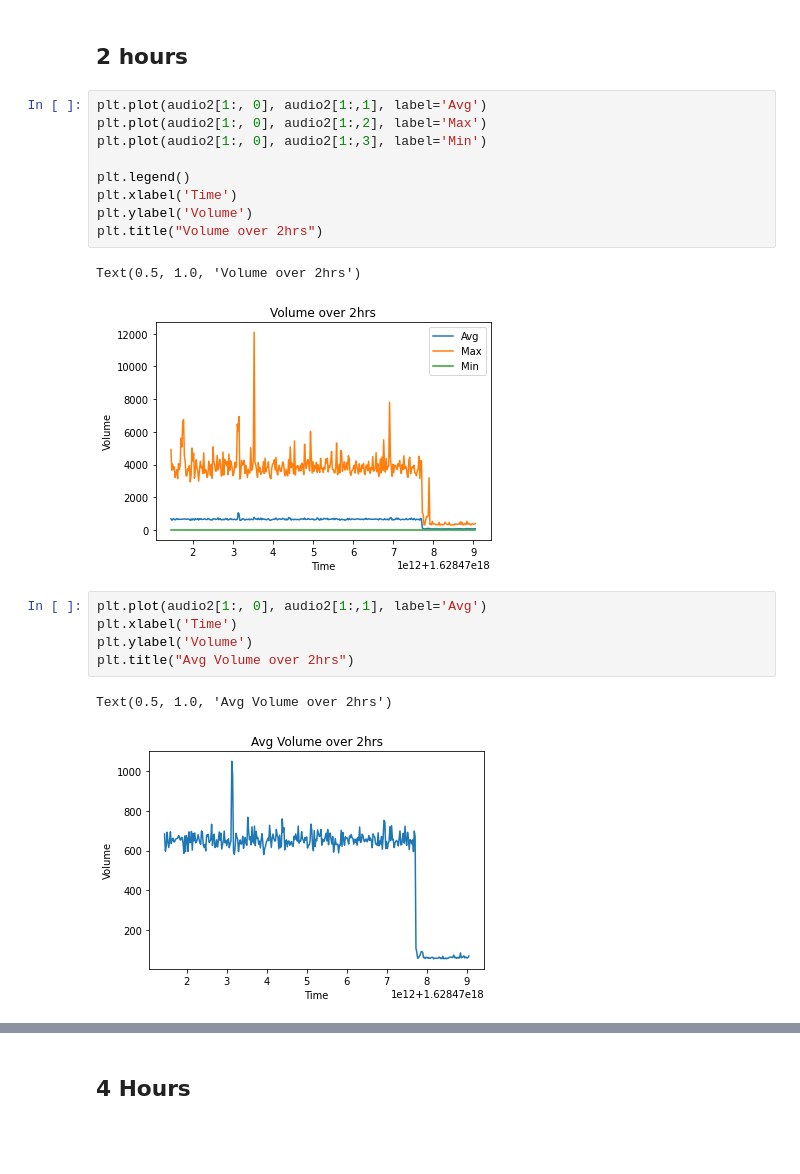
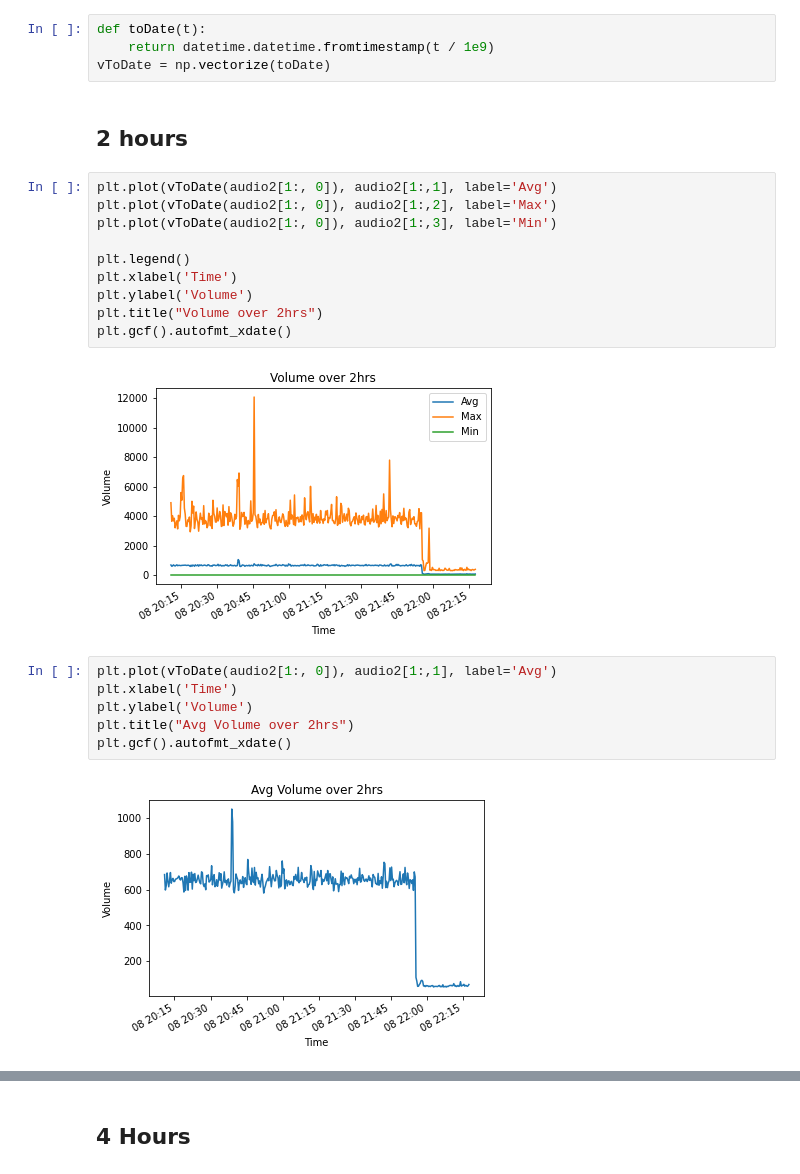
Before and after one commit to ddiLab/SageEdu, a Jupyter notebook: projects/AC Plots.ipynb, the cells around one changed output, grey strips where cells are left out. Saved outputs shown, nothing was run; the diff lists cells and outputs as text; blank space fills up the shorter version.

```diff
--- a/projects/AC Plots.ipynb
+++ b/projects/AC Plots.ipynb
@@ -5,26 +6,30 @@ audio2 = np.loadtxt("./volumeLog_2hr.csv", delimiter=",")
 temp2 = np.loadtxt("../enviSensor/tempLog_2hr.csv", delimiter=",")
 audio4 = np.loadtxt("./volumeLog_4hrs.csv", delimiter=",")
 temp4 = np.loadtxt("../enviSensor/tempLog_4hrs.csv", delimiter=",")
+# %%
+def toDate(t):
+    return datetime.datetime.fromtimestamp(t / 1e9)
+vToDate = np.vectorize(toDate)
 # %% [markdown]
 ## 2 hours
 # %%
-plt.plot(audio2[1:, 0], audio2[1:,1], label='Avg')
-plt.plot(audio2[1:, 0], audio2[1:,2], label='Max')
-plt.plot(audio2[1:, 0], audio2[1:,3], label='Min')
+plt.plot(vToDate(audio2[1:, 0]), audio2[1:,1], label='Avg')
+plt.plot(vToDate(audio2[1:, 0]), audio2[1:,2], label='Max')
+plt.plot(vToDate(audio2[1:, 0]), audio2[1:,3], label='Min')
 
 plt.legend()
 plt.xlabel('Time')
 plt.ylabel('Volume')
 plt.title("Volume over 2hrs")
+plt.gcf().autofmt_xdate()
 # %% [output]
-Text(0.5, 1.0, 'Volume over 2hrs')
-[figure, old version]
+[figure, new version]
 # %%
-plt.plot(audio2[1:, 0], audio2[1:,1], label='Avg')
+plt.plot(vToDate(audio2[1:, 0]), audio2[1:,1], label='Avg')
 plt.xlabel('Time')
 plt.ylabel('Volume')
 plt.title("Avg Volume over 2hrs")
+plt.gcf().autofmt_xdate()
 # %% [output]
-Text(0.5, 1.0, 'Avg Volume over 2hrs')
-[figure, old version]
+[figure, new version]
 # %%
```
Also changed, not shown: parts of 4 cells of this notebook.
